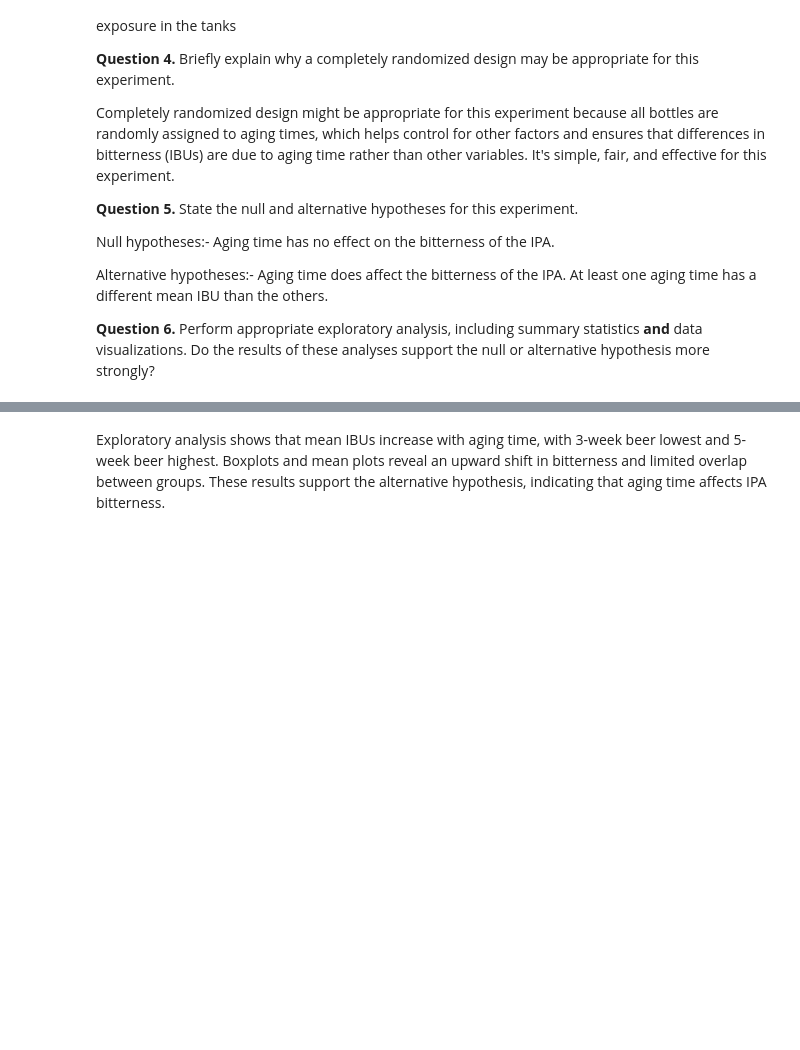
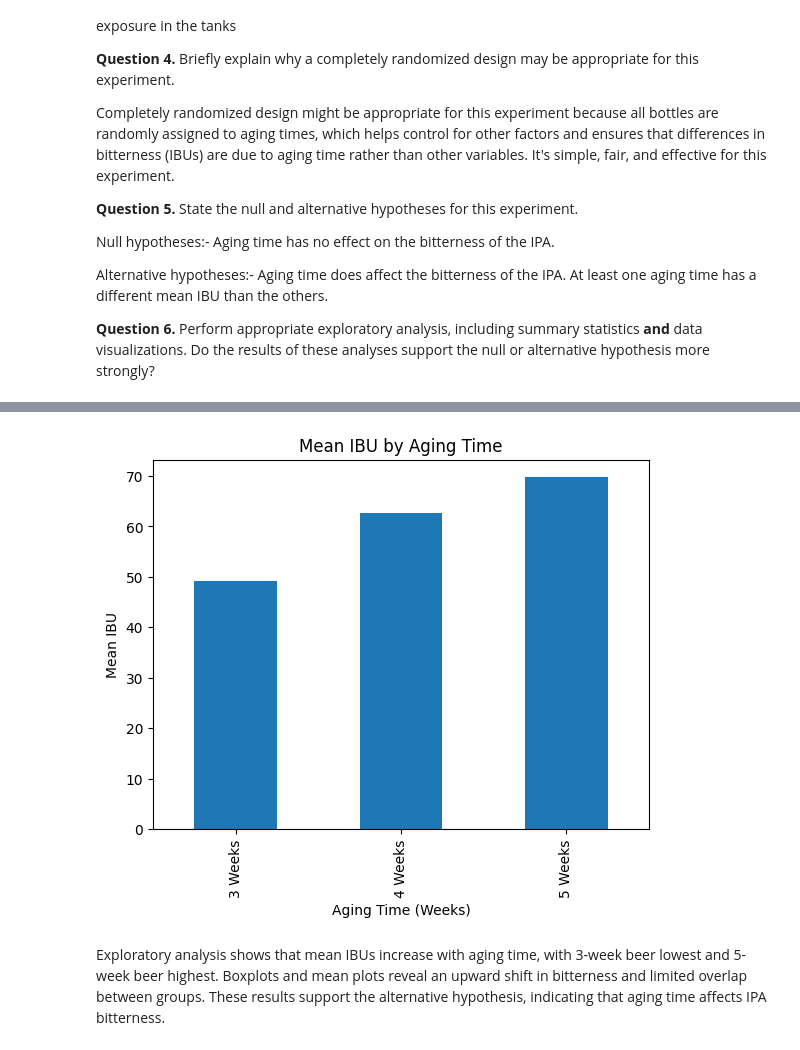
Before and after one commit to MihretTe/STAT-7220-Applied-Experimental-Design, a Jupyter notebook: Assignments/HW1/HW-1.ipynb, the cells around one changed output, grey strips where cells are left out. Cells and saved outputs as stored; diff of their text form; code cells hidden in the pictures; blank space fills up the shorter version.

```diff
--- a/Assignments/HW1/HW-1.ipynb
+++ b/Assignments/HW1/HW-1.ipynb
@@ -72,3 +146,15 @@ plt.show()
+# %%
+#Mean IBU by Aging Time
+means = IPA.groupby("Weeks")["IBU"].mean()
+
+plt.figure()
+means.plot(kind="bar")
+plt.xlabel("Aging Time (Weeks)")
+plt.ylabel("Mean IBU")
+plt.title("Mean IBU by Aging Time")
+plt.show()
+# %% [output]
+[figure, added]
 # %% [markdown]
 
 Exploratory analysis shows that mean IBUs increase with aging time, with 3-week beer lowest and 5-week beer highest. Boxplots and mean plots reveal an upward shift in bitterness and limited overlap between groups. These results support the alternative hypothesis, indicating that aging time affects IPA bitterness.
```
Also changed, not shown: parts of 4 cells of this notebook.
